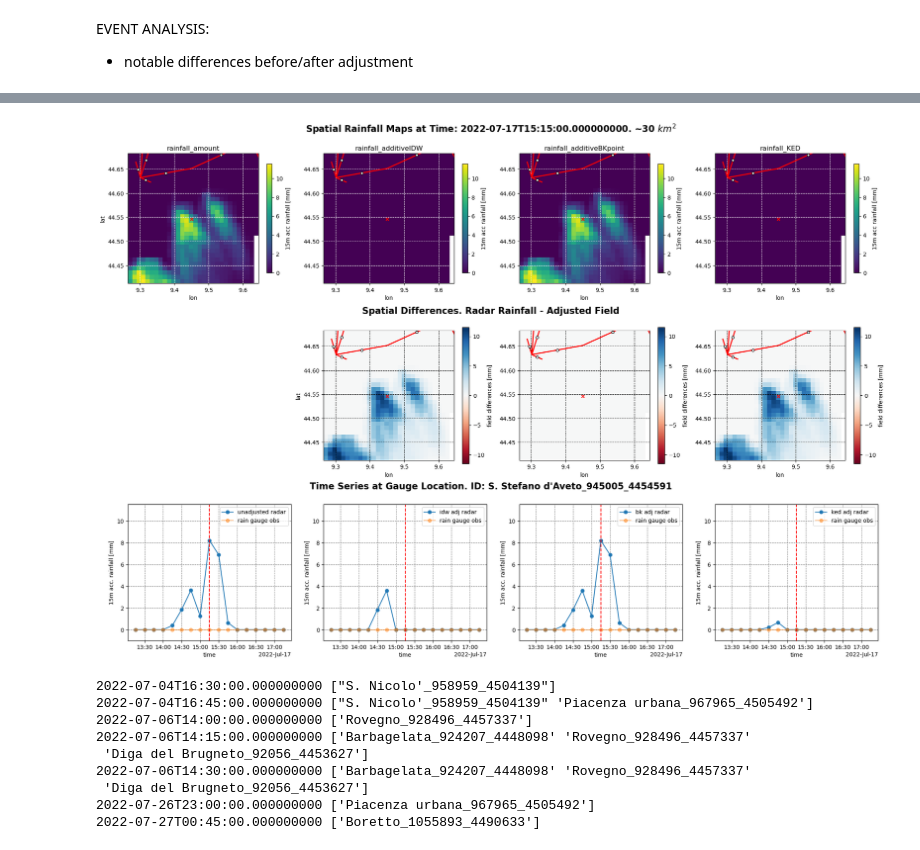
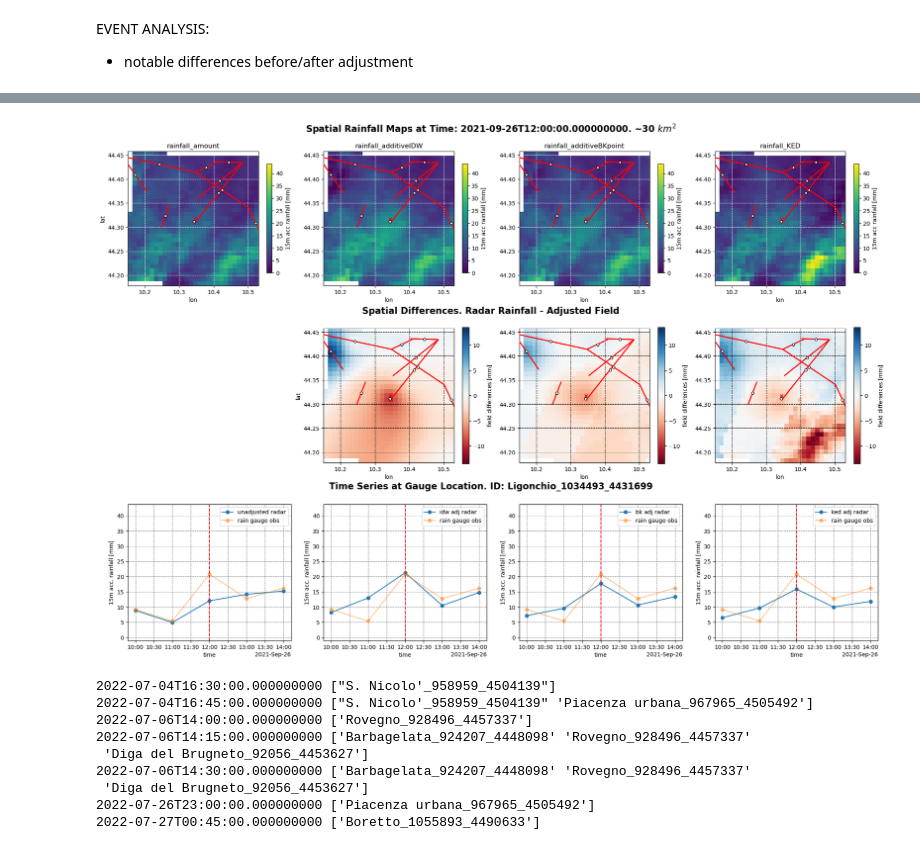
Before and after one commit to EliaCovi/radar_adjustment_intercomparison, a Jupyter notebook: 4_adjustment_analysis.ipynb, the cells around one changed output, grey strips where cells are left out. Cells and saved outputs as stored; diff of their text form; code cells hidden in the pictures.

```diff
--- a/4_adjustment_analysis.ipynb
+++ b/4_adjustment_analysis.ipynb
@@ -17,12 +17,15 @@ ds_rad = xr.open_dataset("data/adjusted_radar_OpenRainER.nc")
 ds_cmls = xr.open_dataset("data/processed_cml_OpenRainER.nc")
 
 # Resample to 15 min resolution
-ds_cmls = ds_cmls.R_acc.resample(time = '15min', label='right', closed='right').sum(skipna=True)
+ds_cmls = ds_cmls.R_acc.resample(time = '1h', label='right', closed='right').sum(skipna=True)
 ds_cmls = ds_cmls.reduce(np.nanmean, dim='sublink_id')
 
+ds_gauges = ds_gauges.resample(time = '1h', label='right', closed='right').sum(skipna=True)
+ds_rad = ds_rad.resample(time = '1h', label='right', closed='right').sum(skipna=True)
+
 # Slice in time
-start = '2022-07-01T00'
-end = '2022-07-31T00'
+start = '2021-09-01T00'
+end = '2021-09-30T00'
 ds_gauges = ds_gauges.sel(time = slice(start, end))
 ds_rad = ds_rad.sel(time = slice(start, end))
 ds_cmls = ds_cmls.sel(time = slice(start, end))
@@ -371,7 +370,7 @@ for t in test.time.values:
 # %%
 # SELECT TIME AND RAIN GAUGES
-seltime = '2022-07-17T15:15:00.000000000'
-selids = ["S. Stefano d'Aveto_945005_4454591"]
+seltime = '2021-09-26T12:00:00.000000000'
+selids = ['Ligonchio_1034493_4431699']
 # area [km2] to display around the station
 area_maps = 30
 # how many hours to display before and after seltime
@@ -417,15 +416,15 @@ for sid in selids:
     ax[0,0].set_ylabel('lat')
 
     # plot field differences
-    vmax = np.nanmax(np.concatenate([np.abs(ds_rad_cut.idw_diff.sel(time = seltime).values.flatten()),
+    vmax_d = np.nanmax(np.concatenate([np.abs(ds_rad_cut.idw_diff.sel(time = seltime).values.flatten()),
                                      np.abs(ds_rad_cut.bk_diff.sel(time = seltime).values.flatten()),
                                      np.abs(ds_rad_cut.ked_diff.sel(time = seltime).values.flatten())], axis=0))
 
-    ds_rad_cut.idw_diff.sel(time = seltime).plot(ax=ax[1,1], vmin=-vmax, vmax=vmax, cmap='RdBu',
+    ds_rad_cut.idw_diff.sel(time = seltime).plot(ax=ax[1,1], vmin=-vmax_d, vmax=vmax_d, cmap='RdBu',
                                                  cbar_kwargs={'label':'field differences [mm]'})
-    ds_rad_cut.bk_diff.sel(time = seltime).plot(ax=ax[1,2], vmin=-vmax, vmax=vmax, cmap='RdBu',
+    ds_rad_cut.bk_diff.sel(time = seltime).plot(ax=ax[1,2], vmin=-vmax_d, vmax=vmax_d, cmap='RdBu',
                                                  cbar_kwargs={'label':'field differences [mm]'})
-    ds_rad_cut.ked_diff.sel(time = seltime).plot(ax=ax[1,3], vmin=-vmax, vmax=vmax, cmap='RdBu',
+    ds_rad_cut.ked_diff.sel(time = seltime).plot(ax=ax[1,3], vmin=-vmax_d, vmax=vmax_d, cmap='RdBu',
                                                  cbar_kwargs={'label':'field differences [mm]'})
 
     for i in range(1,4):
@@ -438,34 +437,34 @@ for sid in selids:
         ax[1,i].scatter(gdf.middle_lon, gdf.middle_lat, color='white', edgecolor='black', s=20, zorder=6)
 
     ax[1,1].set_ylabel('lat')
 
     # plot time series
     interval = slice(np.datetime64(seltime)-np.timedelta64(deltah_timeline,'h'),
                      np.datetime64(seltime)+np.timedelta64(deltah_timeline,'h'))
     ds_gauges.rainfall_radar.sel(id=sid, time=interval).plot.line(ax=ax[2,0], marker='o', label='unadjusted radar')
     ds_gauges.rainfall_amount.sel(id=sid, time=interval).plot.line(ax=ax[2,0], marker='o', label='rain gauge obs', alpha=.5)
     ds_gauges.adjust_idw.sel(id=sid, time=interval).plot.line(ax=ax[2,1], marker='o', label='idw adj radar')
     ds_gauges.rainfall_amount.sel(id=sid, time=interval).plot.line(ax=ax[2,1], marker='o', label='rain gauge obs', alpha=.5)
     ds_gauges.adjust_bk.sel(id=sid, time=interval).plot.line(ax=ax[2,2], marker='o', label='bk adj radar')
     ds_gauges.rainfall_amount.sel(id=sid, time=interval).plot.line(ax=ax[2,2], marker='o', label='rain gauge obs', alpha=.5)
     ds_gauges.adjust_ked.sel(id=sid, time=interval).plot.line(ax=ax[2,3], marker='o', label='ked adj radar')
     ds_gauges.rainfall_amount.sel(id=sid, time=interval).plot.line(ax=ax[2,3], marker='o', label='rain gauge obs', alpha=.5)
     for i in range(4):
         ax[2,i].grid(linestyle='--', c='gray')
         ax[2,i].axvline(x=np.datetime64(seltime), c='red', linestyle='--')
         ax[2,i].set_ylim([-1, vmax])
         ax[2,i].legend()
         ax[2,i].set_ylabel('15m acc. rainfall [mm]')
         ax[2,i].set_title('')
 
     fig.text(0.5, 0.95, 'Spatial Rainfall Maps at Time: '+seltime+'. ~'+str(area_maps)+' $km^2$', ha='center', fontsize=16, fontweight='bold')
     fig.text(0.5, 0.65, 'Spatial Differences. Radar Rainfall - Adjusted Field', ha='center', fontsize=16, fontweight='bold')
     fig.text(0.5, 0.36, 'Time Series at Gauge Location. ID: '+sid, ha='center', fontsize=16, fontweight='bold')
     plt.subplots_adjust(hspace=0.3, top=0.92)
 
     fig.delaxes(ax[1,0])
 # %% [output]
-[figure, old version]
+[figure, new version]
 # %%
 test = ds_gauges.where((np.abs(ds_gauges.radar_diff) < 1)&(np.abs(ds_gauges.idw_diff) > 8), drop=True)
 for t in test.time.values:
```
Also changed, not shown: parts of 10 cells of this notebook, 1 other file.
